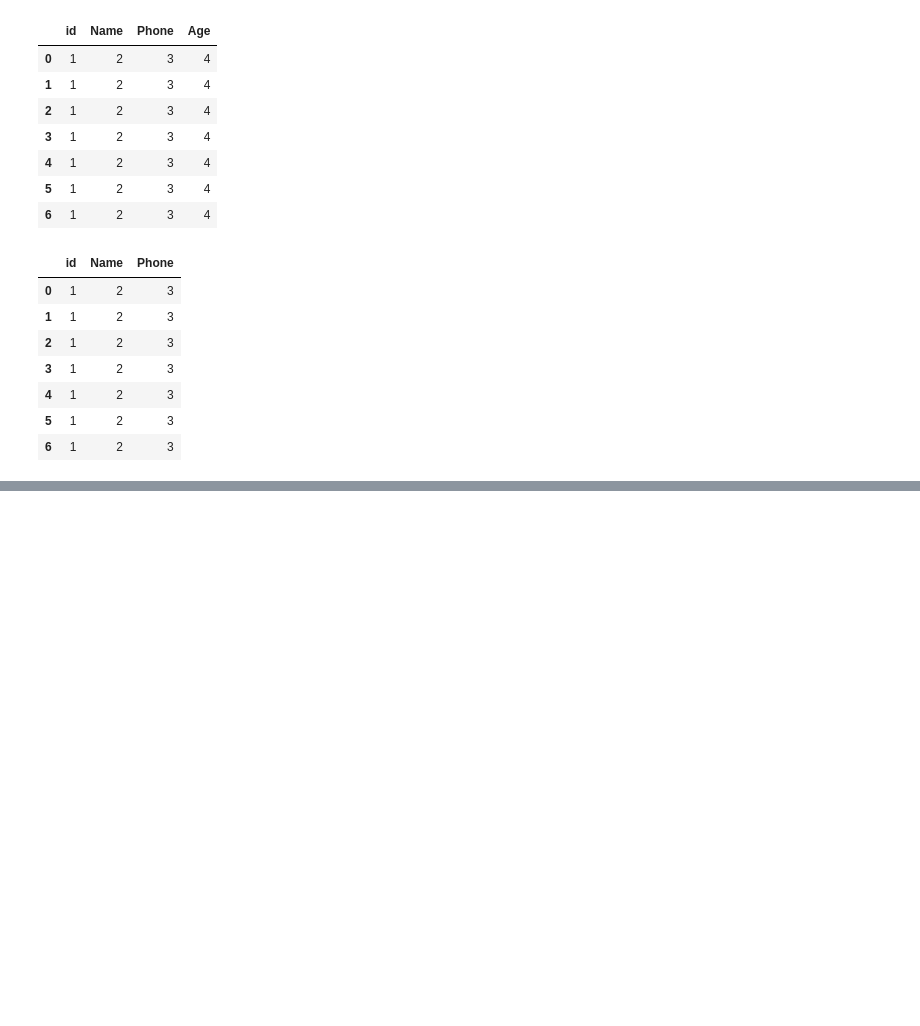
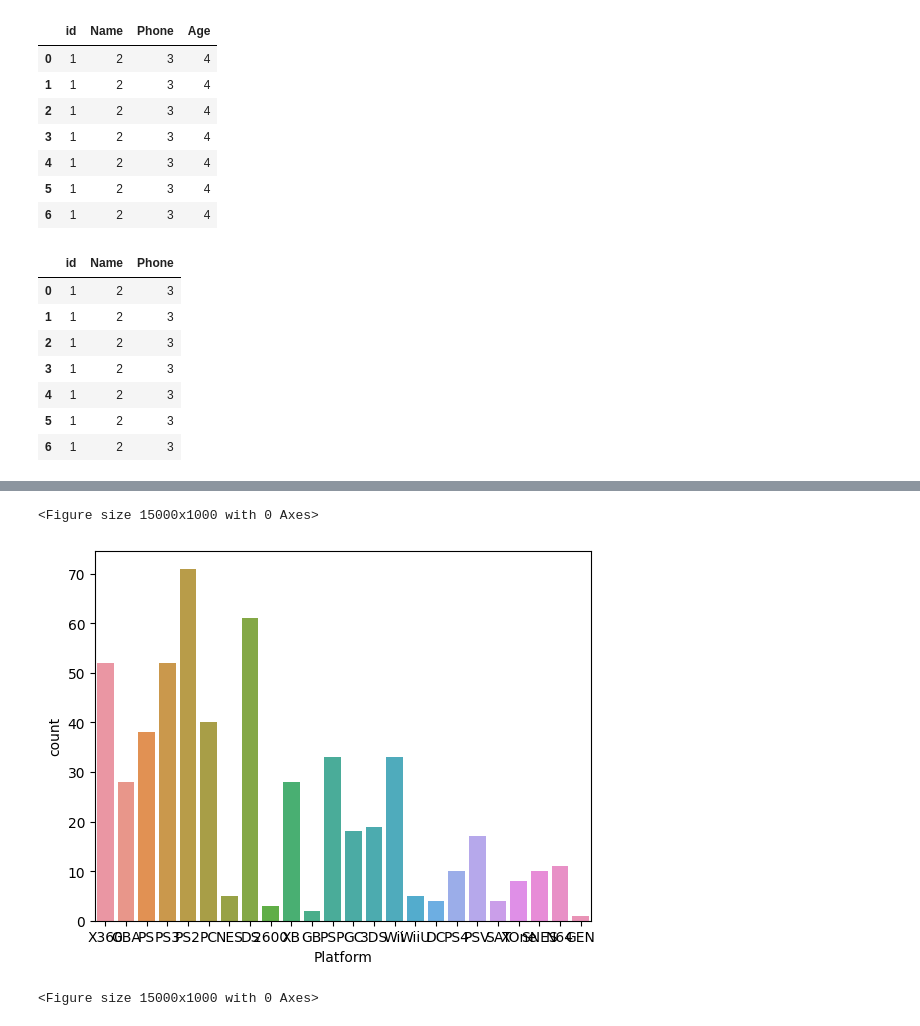
Before and after one commit to denkattt/Python, a Jupyter notebook: Scripts/pr4/test.ipynb, the cells around one changed output, grey strips where cells are left out. Drawn from its saved outputs; the diff is of its cells as text; code cells hidden in the pictures; blank space fills up the shorter version.

```diff
--- a/Scripts/pr4/test.ipynb
+++ b/Scripts/pr4/test.ipynb
@@ -204,0 +242,3 @@ p6.drop(columns=['Age'])
+# %%
+df = pd.read_csv('vgsales_5.csv')
+df
@@ -204,0 +281,7 @@ p6.drop(columns=['Age'])
+# %%
+graph = sns.countplot(x='Platform', data=df)
+plt.figure(figsize=(15,10))
+# %% [output]
+<Figure size 15000x1000 with 0 Axes>
+[figure, added]
+<Figure size 15000x1000 with 0 Axes>
```
Also changed, not shown: parts of 11 cells of this notebook, 7 other files.
